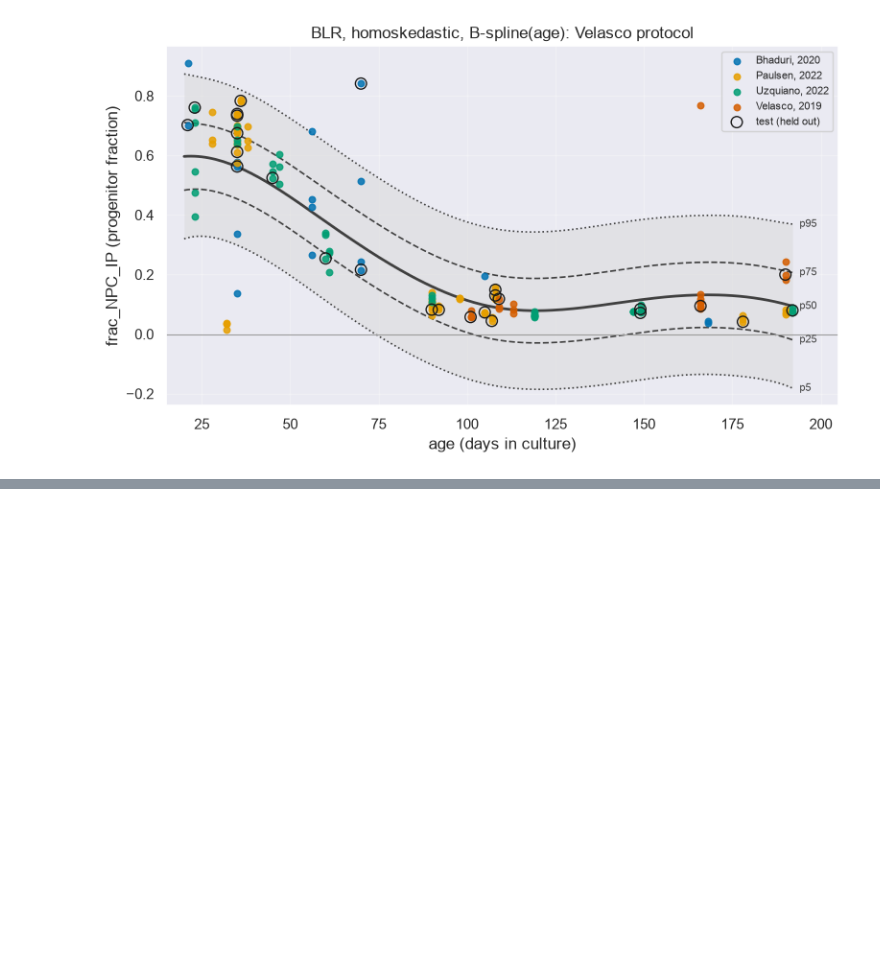
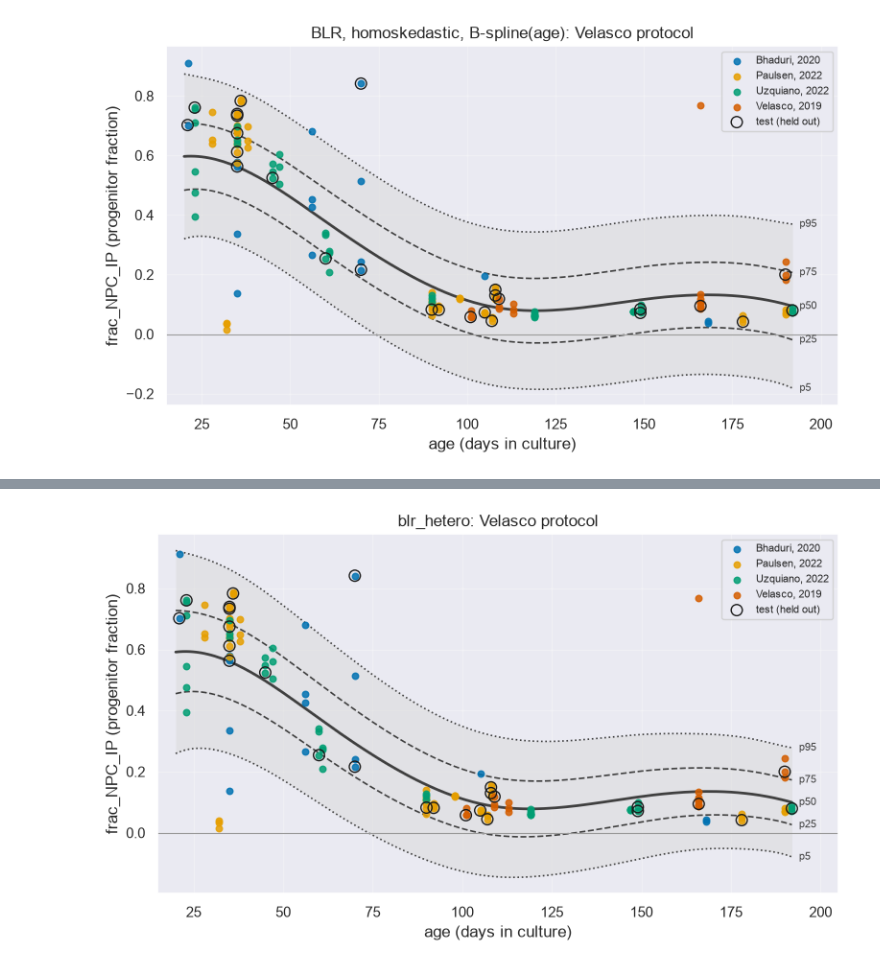
Before and after one commit to Liberty23513/organoid-growth-charts, a Jupyter notebook: notebooks/03_pcntoolkit_blr.ipynb, the cells around one changed output, grey strips where cells are left out. Cells and saved outputs as stored; diff of their text form; code cells hidden in the pictures; blank space fills up the shorter version.

Commit message:
B2 step 6: heteroskedastic BLR (linear variance basis), results and figure
Co-Authored-By: Claude Fable 5.1 <noreply@anthropic.com>

```diff
--- a/notebooks/03_pcntoolkit_blr.ipynb
+++ b/notebooks/03_pcntoolkit_blr.ipynb
@@ -313,0 +330,19 @@ plt.show()
+# %%
+def fit_blr(template, name):
+    """Fit a BLR template on train, predict test, export CSVs and figure. Returns (model, centiles, zscores, test NormData)."""
+    model = NormativeModel(template, savemodel=False, saveresults=False, saveplots=False)
+    nd_tr, nd_te = to_normdata("train", train), to_normdata("test", test)   # fresh copies for each model
+    model.fit_predict(nd_tr, nd_te)
+    centiles, zscores = export_results(model, df, name)
+    plot_chart(centiles, zscores, f"{name}: Velasco protocol", FIG / f"{name}_velasco.png")
+    plt.show()
+    return model, centiles, zscores, nd_te
+
+blr_hetero_template = BLR(
+    basis_function_mean=BsplineBasisFunction(degree=3, nknots=5),  # same bending mean curve
+    heteroskedastic=True,                                           # NEW: sigma depends on age
+    # basis_function_var left at its default: log(sigma) linear in age
+)
+blr_hetero, centiles_hetero, zscores_hetero, nd_test_hetero = fit_blr(blr_hetero_template, "blr_hetero")
+# %% [output]
+[figure, added]
```
Also changed, not shown: parts of 2 cells of this notebook, 3 other files.
